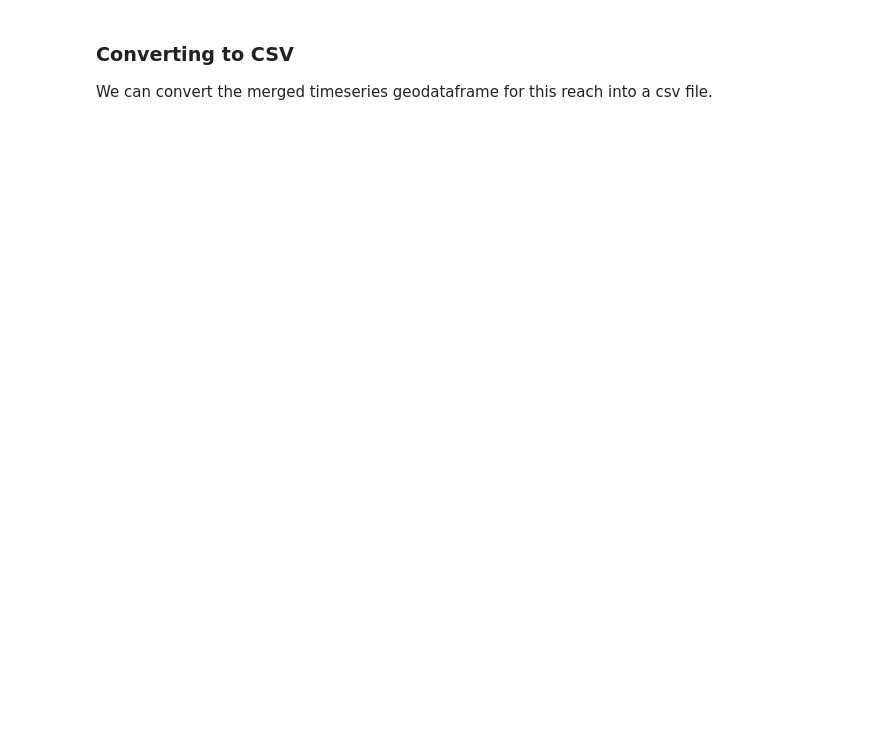
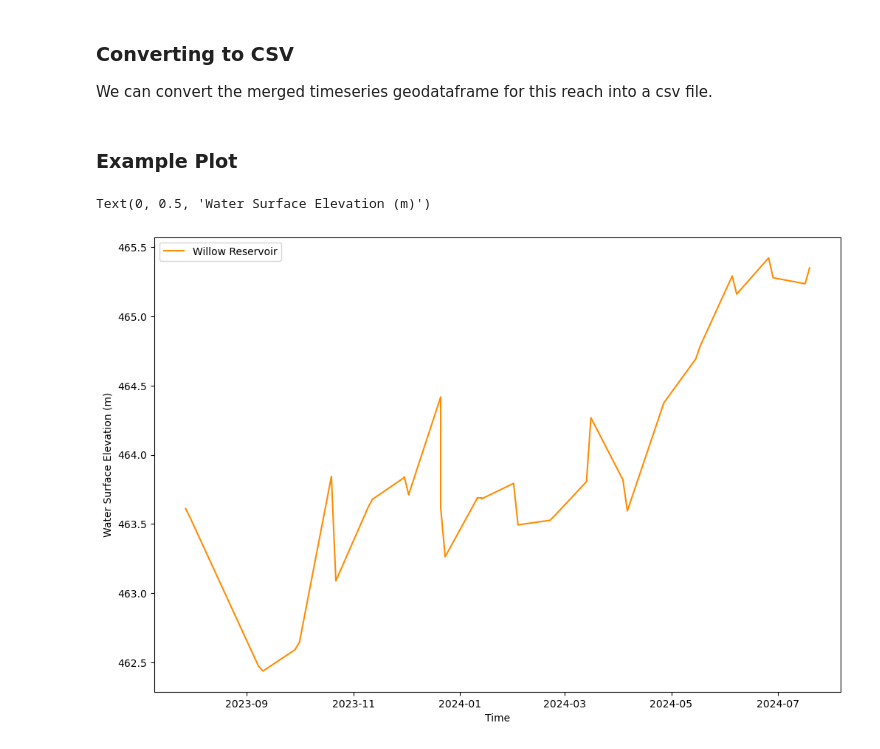
Before and after one commit to podaac/tutorials, a Jupyter notebook: notebooks/GIS/SWOTshp_CSVconversion.ipynb, the cells around one changed output. Saved outputs shown, nothing was run; the diff lists cells and outputs as text; code cells hidden in the pictures; blank space fills up the shorter version.

```diff
--- a/notebooks/GIS/SWOTshp_CSVconversion.ipynb
+++ b/notebooks/GIS/SWOTshp_CSVconversion.ipynb
@@ -107,0 +117,9 @@ reach
+# %%
+lake = SWOT_HR_df.query("lake_id == '7421108633'") #Willow Reservoir, WI
+
+# Remove fill values for missing observations
+lake = lake.loc[(lake["wse"] != -999999999999.0)]
+# Convert time_str to datetime format
+lake.time_str = pd.to_datetime(lake.time_str)
+
+lake
@@ -113,0 +150,13 @@ gdf.to_csv(folder / 'csv_7120818372.csv')
+# %% [markdown]
+### Example Plot
+# %%
+## Plot the timeseries
+fig = plt.figure(figsize=(12,8))
+
+plt.plot(lake['time_str'], lake['wse'], label = 'Willow Reservoir', color='darkorange')
+plt.legend()
+plt.xlabel('Time')
+plt.ylabel('Water Surface Elevation (m)')
+# %% [output]
+Text(0, 0.5, 'Water Surface Elevation (m)')
+[figure, added]
```
Also changed, not shown: parts of 14 cells of this notebook.
